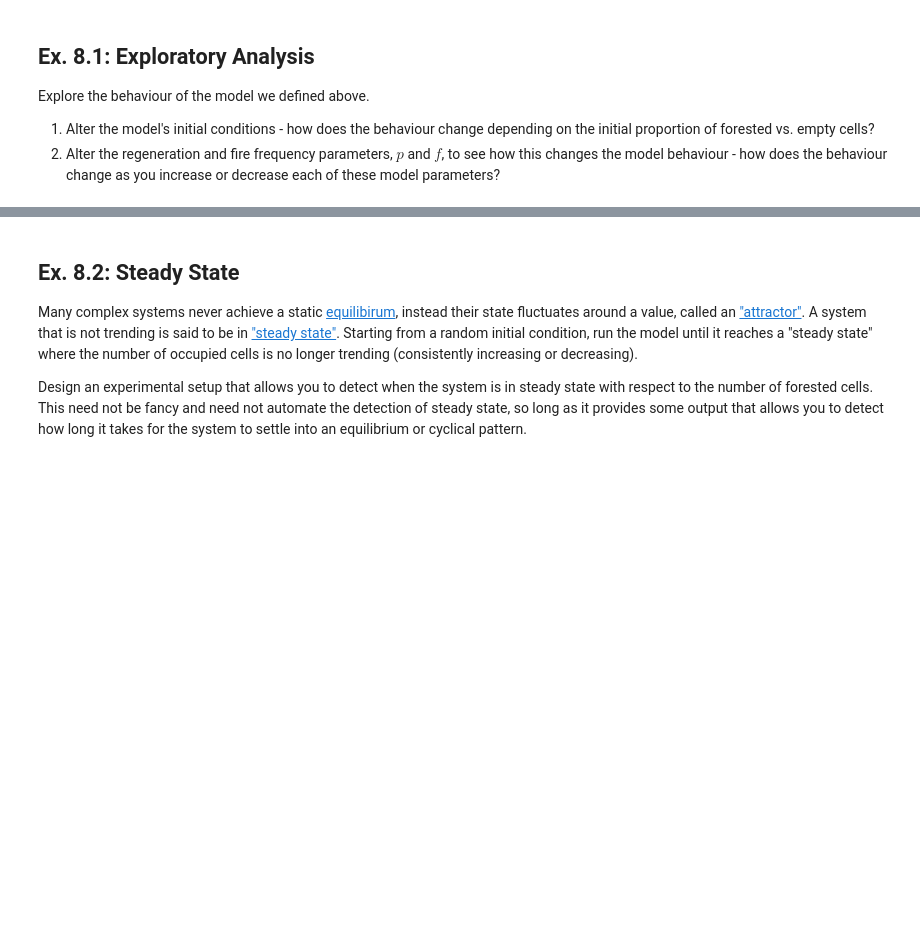
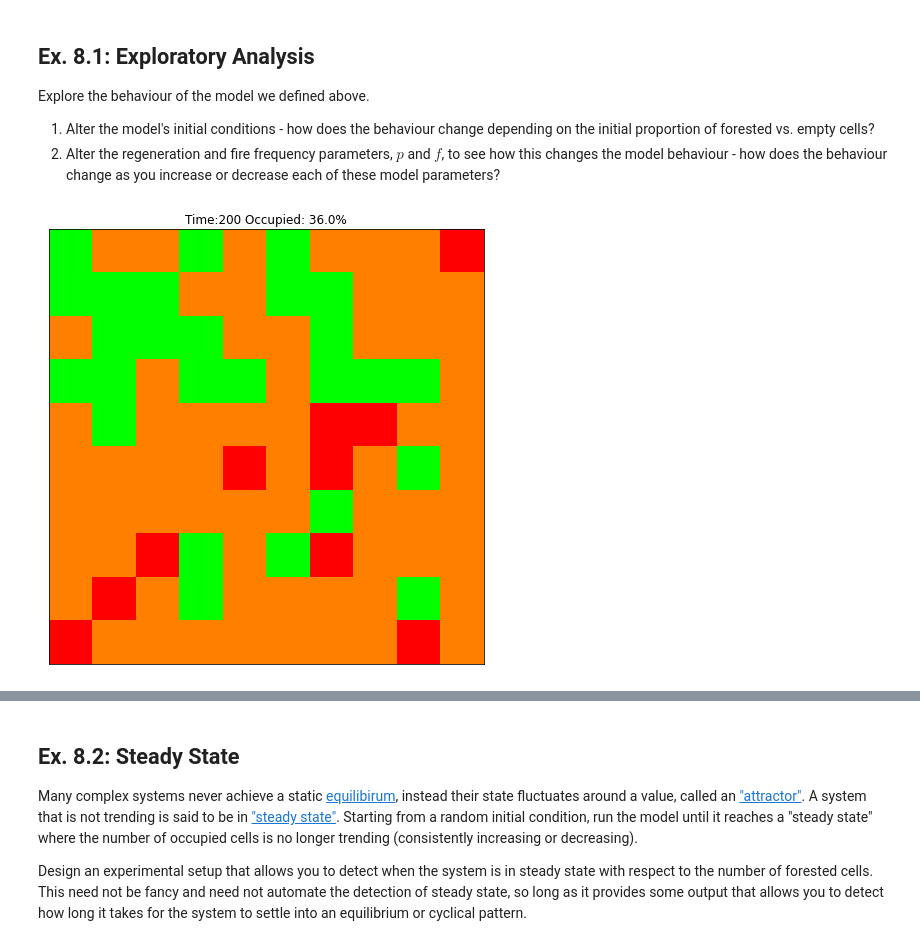
Before and after one commit to StoneMason495/cap-comp215, a Jupyter notebook: labs/lab08ZM.ipynb, the cells around one changed output, grey strips where cells are left out. Saved outputs shown, nothing was run; the diff lists cells and outputs as text; code cells hidden in the pictures; blank space fills up the shorter version.

```diff
--- a/labs/lab08ZM.ipynb
+++ b/labs/lab08ZM.ipynb
@@ -245,0 +244,8 @@ Explore the behaviour of the model we defined above.
+# %%
+# Ex. 8.1 here
+frames = 50
+exploratory_fire = ForestFire(10, p=0.1, f=0.01, q=0.5)
+anim_fire = Animation2D(exploratory_fire, frames)
+anim_fire.animate(interval=0.15)
+# %% [output]
+[figure, added]
```
Also changed, not shown: parts of 4 cells of this notebook.
